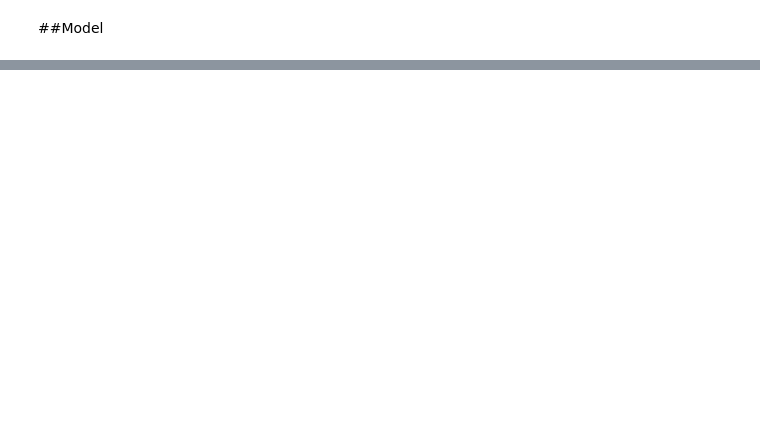
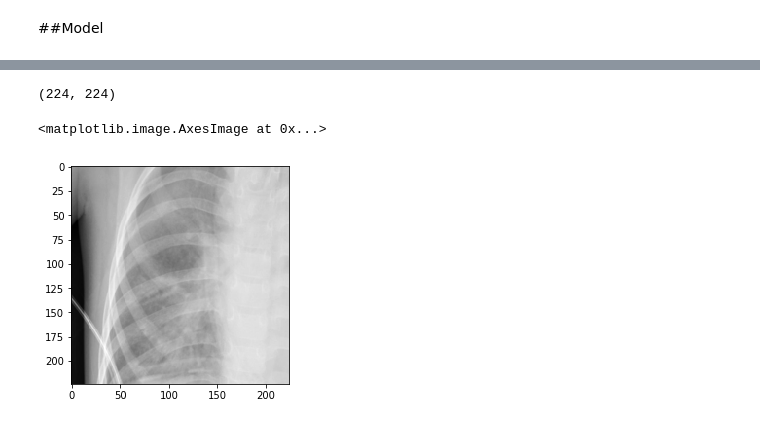
Before and after one commit to MicroprocessorX069/CheXNET-, a Jupyter notebook: ChestXRay_Classification.ipynb, the cells around one changed output, grey strips where cells are left out. Drawn from its saved outputs; the diff is of its cells as text; code cells hidden in the pictures; blank space fills up the shorter version.

```diff
--- a/ChestXRay_Classification.ipynb
+++ b/ChestXRay_Classification.ipynb
@@ -21,7 +15,7 @@ device=torch.device('cuda:0' if torch.cuda.is_available() else 'cpu')
 # %%
 num_classes=2
 num_epochs=1
-batch_size=100
+batch_size=5
 learning_rate=0.1
 # %%
 def loadTrainData(data_dir,resize=(224,224)):
@@ -49,7 +43,7 @@ def loadTrainData(data_dir,resize=(224,224)):
   dataset={x:datasets.ImageFolder(os.path.join(data_dir,x),data_transforms[x])
           for x in ['train','test','val']}
   dataset_loader={x:torch.utils.data.DataLoader(dataset[x],
-                                                batch_size=5,
+                                                batch_size=batch_size,
                                                shuffle=True)
                  for x in ['train','test','val']}
   dataset_size={x:len(dataset[x]) for x in ['train','test','val']}
@@ -86,7 +86,11 @@ for epoch in range(num_epochs):
 
     outputs=model(images)
     loss=criterion(outputs,labels)
-
+    #print(images.size())
+    bs, c, h, w = images.size() #batch_size
+    input_var = torch.autograd.Variable(images.view(-1, c, h, w).cuda(), volatile=True)
+    output = model(input_var)
+    output_mean = output.view(bs, -1).mean(1)
     optimizer.zero_grad()
     loss.backward()
     optimizer.step()
@@ -107,0 +202,11 @@ Epoch [1/1], Step [1000/1044], Loss: 0.5133
+# %%
+import numpy as np
+img = images[0].cpu().numpy()[0]
+#convert image back to Height,Width,Channels
+#img = np.transpose(img, (1,2,0))
+print(img.shape)
+imshow(img,cmap='gray')
+# %% [output]
+(224, 224)
+<matplotlib.image.AxesImage at 0x...>
+[figure, added]
```
Also changed, not shown: parts of 23 cells of this notebook.
